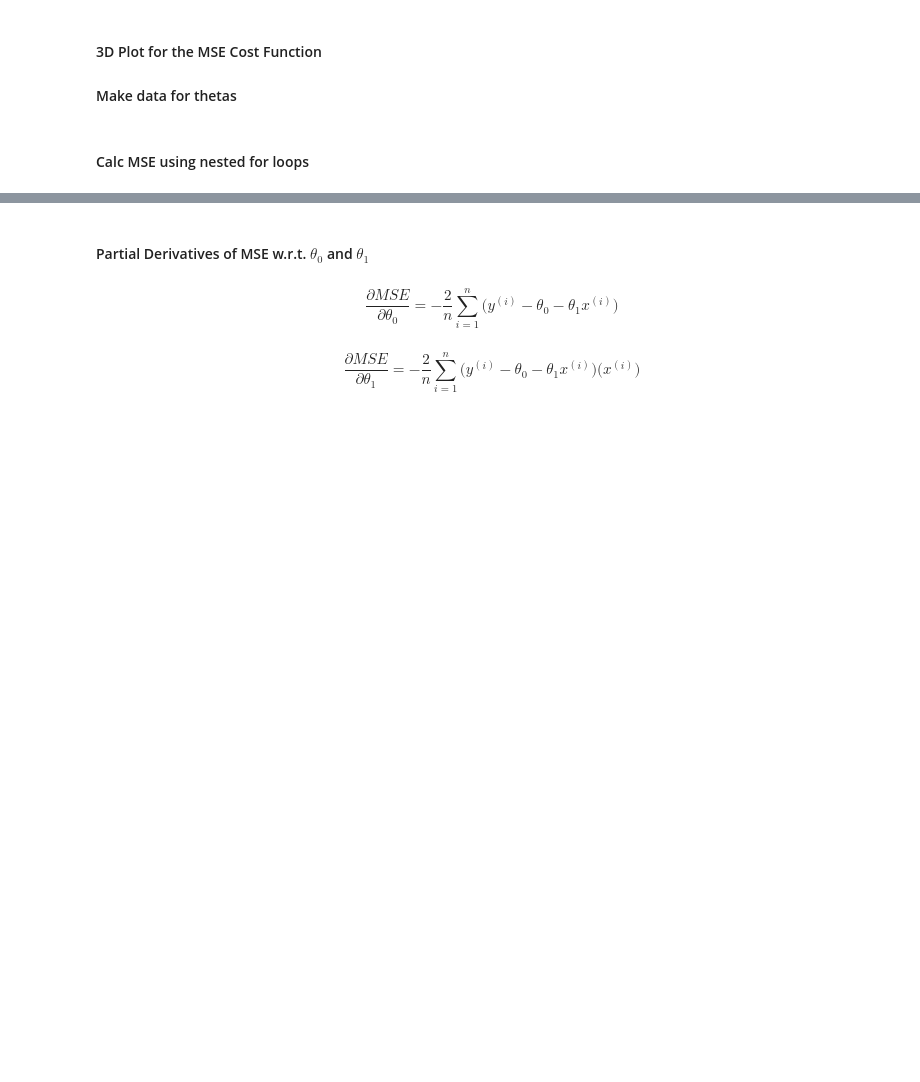
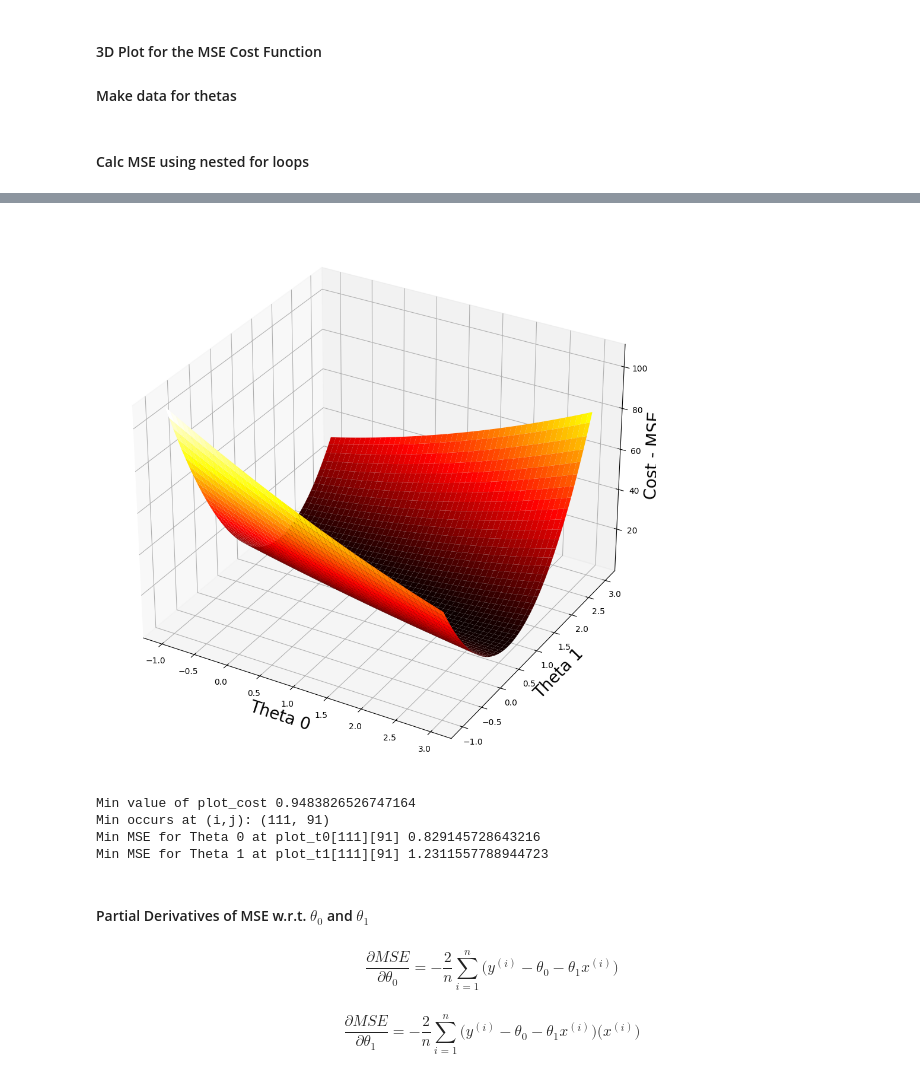
Before and after one commit to Tejasri-Pendota/FMML_Projects_and_Labs, a Jupyter notebook: M4_Project.ipynb, the cells around one changed output, grey strips where cells are left out. Drawn from its saved outputs; the diff is of its cells as text; code cells hidden in the pictures; blank space fills up the shorter version.

```diff
--- a/M4_Project.ipynb
+++ b/M4_Project.ipynb
@@ -762,20 +866,26 @@ print('Shape of plot_cost', plot_cost.shape)
 # %%
 # Plotting MSE
 fig = plt.figure(figsize=[16, 12])
-ax = fig.gca(projection='3d')
-
+ax = fig.add_subplot(111, projection='3d')
 ax.set_xlabel('Theta 0', fontsize=20)
 ax.set_ylabel('Theta 1', fontsize=20)
 ax.set_zlabel('Cost - MSE', fontsize=20)
 
 ax.plot_surface(plot_t0, plot_t1, plot_cost, cmap=cm.hot)
 plt.show()
+# %% [output]
+[figure, added]
 # %%
 print('Min value of plot_cost', plot_cost.min())
-ij_min = np.unravel_index(indices=plot_cost.argmin(), dims=plot_cost.shape)
+ij_min = np.unravel_index(indices=plot_cost.argmin(), shape=plot_cost.shape)
 print('Min occurs at (i,j):', ij_min)
 print('Min MSE for Theta 0 at plot_t0[111][91]', plot_t0[111][91])
 print('Min MSE for Theta 1 at plot_t1[111][91]', plot_t1[111][91])
+# %% [output]
+Min value of plot_cost 0.9483826526747164
+Min occurs at (i,j): (111, 91)
+Min MSE for Theta 0 at plot_t0[111][91] 0.829145728643216
+Min MSE for Theta 1 at plot_t1[111][91] 1.2311557788944723
 # %% [markdown]
 #### Partial Derivatives of MSE w.r.t. $\theta_0$ and $\theta_1$
 
```
Also changed, not shown: parts of 15 cells of this notebook.
